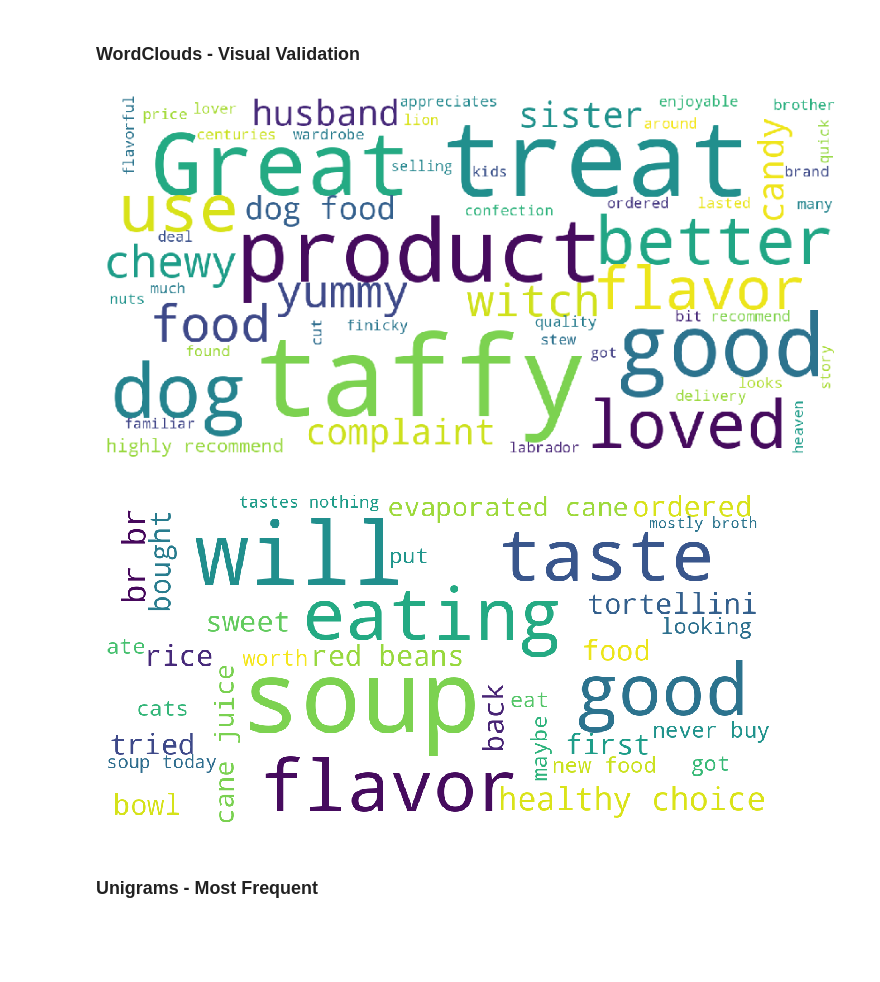
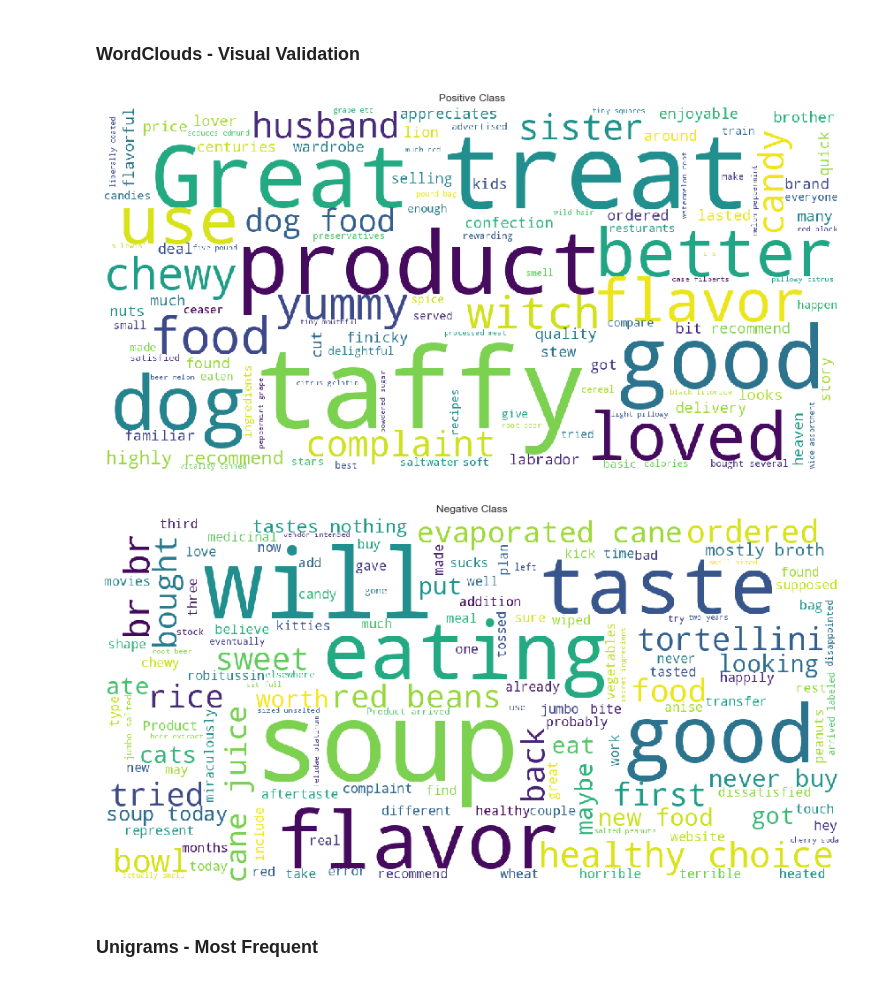
Before and after one commit to adimyth/customer_sentiment_analysis, a Jupyter notebook: notebooks/exploratory_data_analysis.ipynb, the cells around one changed output. Cells and saved outputs as stored; diff of their text form; code cells hidden in the pictures; blank space fills up the shorter version.

```diff
--- a/notebooks/exploratory_data_analysis.ipynb
+++ b/notebooks/exploratory_data_analysis.ipynb
@@ -643,0 +723,2 @@ _ = df["Text"].str.len().plot(kind="hist", bins=np.arange(0, 3000, 300))
+# %%
+df["text_length"] = df["Text"].str.strip().str.len()
@@ -645,0 +739,2 @@ _ = df["Text"].str.len().plot(kind="hist", bins=np.arange(0, 3000, 300))
+# %%
+df["text_word_count"] = df["Text"].str.split().apply(lambda x: len(x))
@@ -660,2 +768,0 @@ def return_len(x):
-# %%
-df["Count"] = df["Text"].str.split().apply(lambda x: return_len(x))
@@ -719,34 +773,32 @@ from wordcloud import WordCloud, STOPWORDS
 # %%
 stopwords = set(STOPWORDS)
 # %%
-def show_wordcloud(data, title = None):
+def show_wordcloud(data, title=None):
     wordcloud = WordCloud(
         background_color='white',
         stopwords=stopwords,
-        max_words=20000,
+        max_words=200000,
         max_font_size=60,
         scale=3,
         random_state=1,
-        min_font_size=8,
         collocation_threshold=10
         )
 
     wordcloud=wordcloud.generate(str(data))
     plt.imshow(wordcloud,interpolation='nearest')
+    plt.title(title)
     plt.axis('off')
 # %%
 positive_summary = df.loc[df["Class"]=="Positive"]["Text"]
 # %%
-plt.figure(figsize=(15, 10))
 show_wordcloud(positive_summary, title="Positive Class")
 # %% [output]
-[figure, old version]
+[figure, new version]
 # %%
 negative_summary = df.loc[df["Class"]=="Negative"]["Text"]
 # %%
-plt.figure(figsize=(12, 9))
 show_wordcloud(negative_summary, title="Negative Class")
 # %% [output]
-[figure, old version]
+[figure, new version]
 # %% [markdown]
 ### Unigrams - Most Frequent
```
Also changed, not shown: parts of 166 cells of this notebook, 2 other files.
